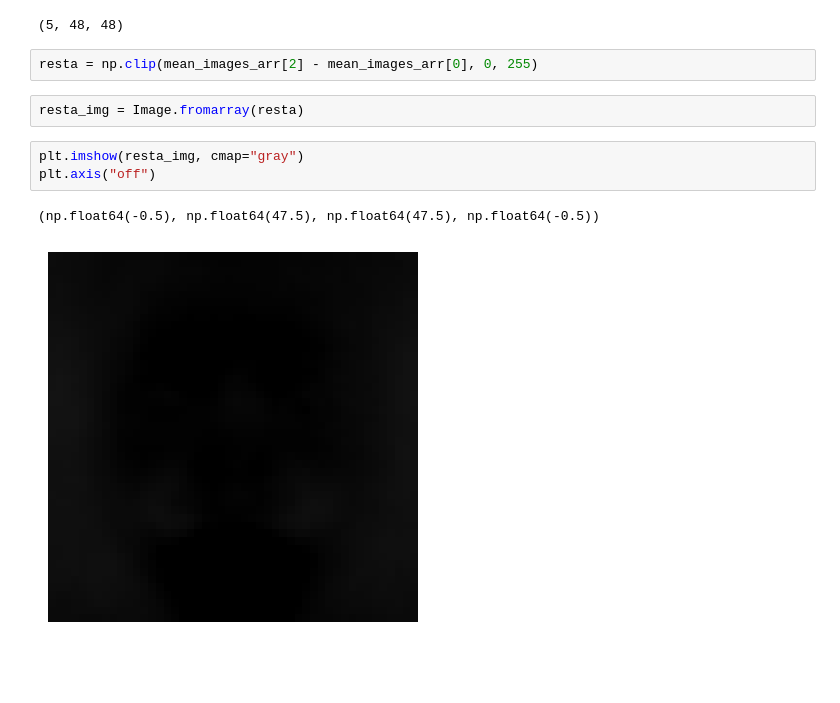
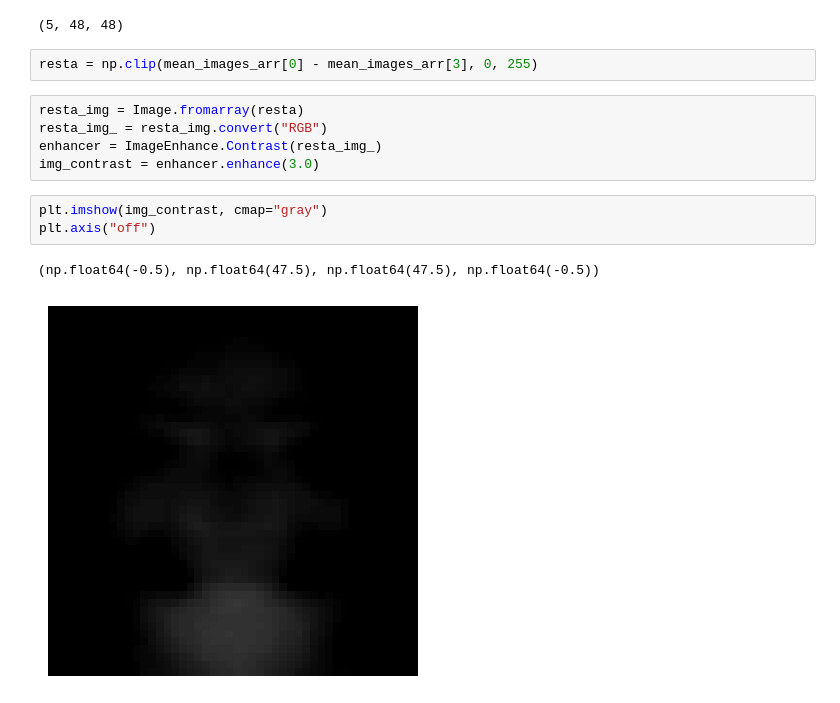
Before and after one commit to dvnielrys/humanfaceemotions, a Jupyter notebook: notebooks/01_exploracion.ipynb, the cells around one changed output. Cells and saved outputs as stored; diff of their text form; blank space fills up the shorter version.

```diff
--- a/notebooks/01_exploracion.ipynb
+++ b/notebooks/01_exploracion.ipynb
@@ -91,12 +91,15 @@ mean_images_arr.shape
 # %% [output]
 (5, 48, 48)
 # %%
-resta = np.clip(mean_images_arr[2] - mean_images_arr[0], 0, 255)
+resta = np.clip(mean_images_arr[0] - mean_images_arr[3], 0, 255)
 # %%
 resta_img = Image.fromarray(resta)
+resta_img_ = resta_img.convert("RGB")
+enhancer = ImageEnhance.Contrast(resta_img_)
+img_contrast = enhancer.enhance(3.0)
 # %%
-plt.imshow(resta_img, cmap="gray")
+plt.imshow(img_contrast, cmap="gray")
 plt.axis("off")
 # %% [output]
 (np.float64(-0.5), np.float64(47.5), np.float64(47.5), np.float64(-0.5))
-[figure, old version]
+[figure, new version]
```
Also changed, not shown: parts of 1 cell of this notebook.
